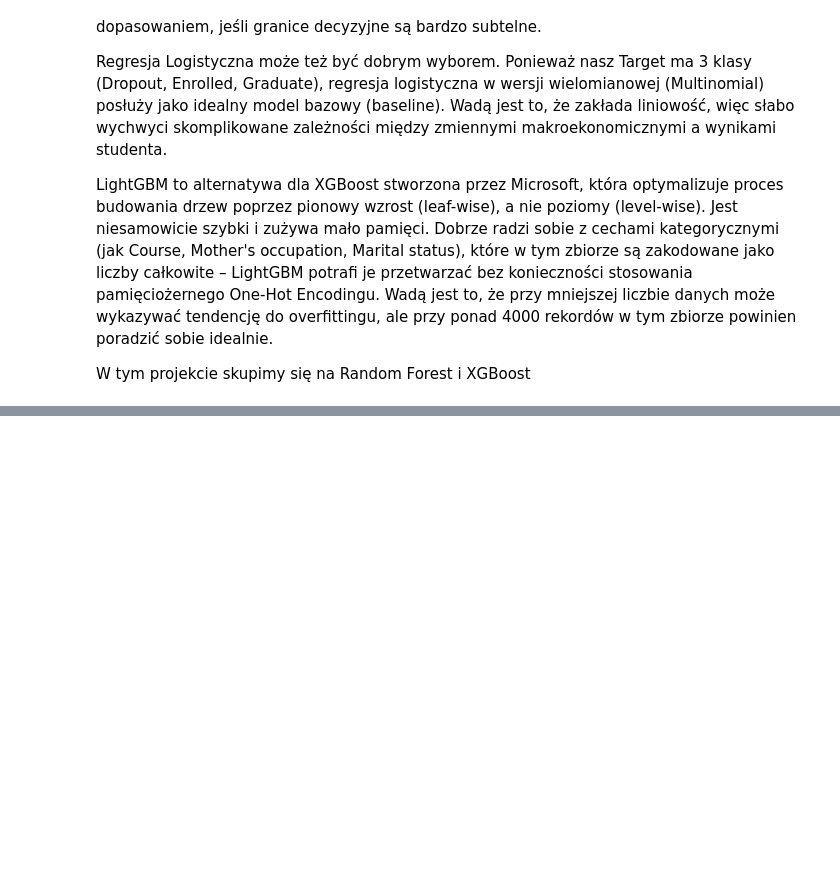
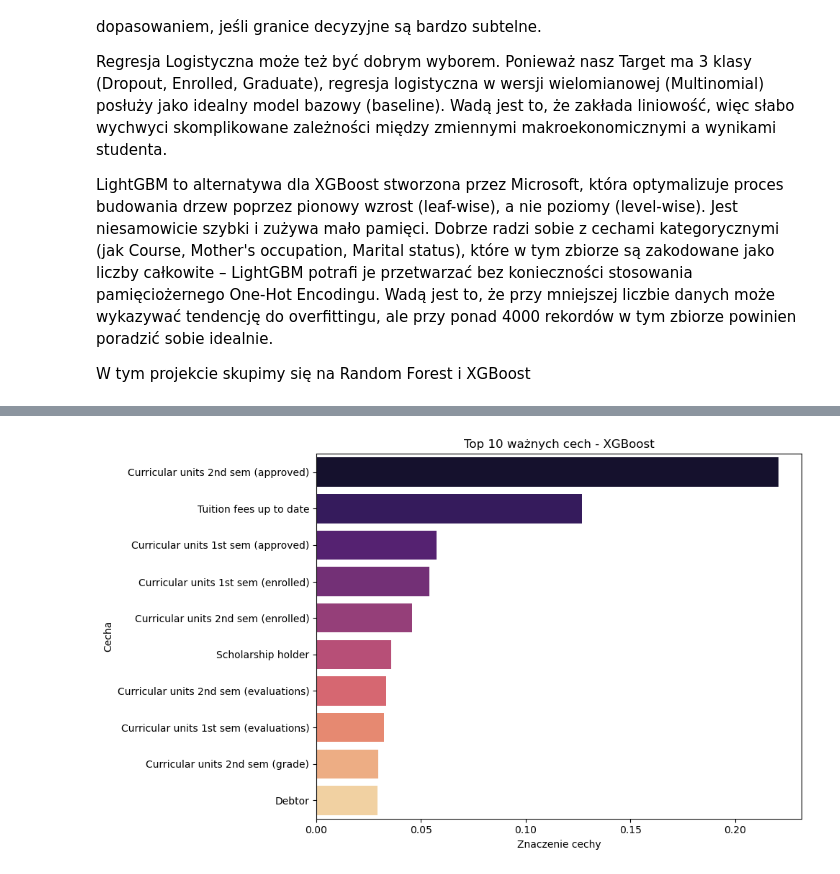
Before and after one commit to BladyWlodek/ProjektPMiNAI, a Jupyter notebook: model.ipynb, the cells around one changed output, grey strips where cells are left out. Cells and saved outputs as stored; diff of their text form; code cells hidden in the pictures; blank space fills up the shorter version.

```diff
--- a/model.ipynb
+++ b/model.ipynb
@@ -266,0 +345,91 @@ W tym projekcie skupimy się na Random Forest i XGBoost
+# %%
+xgb_model = XGBClassifier(
+    n_estimators=300,
+    max_depth=5,
+    learning_rate=0.05,
+    subsample=0.9,
+    colsample_bytree=0.9,
+    objective="multi:softprob",
+    num_class=3,
+    eval_metric="mlogloss",
+    random_state=42
+)
+
+xgb_model.fit(X_train, y_train)
+xgb_y_pred = xgb_model.predict(X_test)
+
+xgb_accuracy = accuracy_score(y_test, xgb_y_pred)
+xgb_precision = precision_score(y_test, xgb_y_pred, average="macro")
+xgb_recall = recall_score(y_test, xgb_y_pred, average="macro")
+xgb_f1 = f1_score(y_test, xgb_y_pred, average="macro")
+
+print(f"XGBoost Accuracy:  {xgb_accuracy:.4f}")
+print(f"XGBoost Precision: {xgb_precision:.4f}")
+print(f"XGBoost Recall:    {xgb_recall:.4f}")
+print(f"XGBoost F1-score:  {xgb_f1:.4f}")
+
+xgb_feature_importances = pd.Series(
+    xgb_model.feature_importances_, index=X_train.columns
+).sort_values(ascending=False)
+
+plt.figure(figsize=(10, 6))
+sns.barplot(
+    x=xgb_feature_importances.head(10).values,
+    y=xgb_feature_importances.head(10).index,
+    palette="magma"
+)
+plt.title("Top 10 ważnych cech - XGBoost")
+plt.xlabel("Znaczenie cechy")
+plt.ylabel("Cecha")
+plt.tight_layout()
+plt.show()
+
+cm_xgb = confusion_matrix(y_test, xgb_y_pred)
+cm_xgb_norm = confusion_matrix(y_test, xgb_y_pred, normalize="true")
+
+fig, axes = plt.subplots(1, 2, figsize=(14, 5))
+
+sns.heatmap(
+    cm_xgb,
+    annot=True,
+    fmt="d",
+    cmap="Blues",
+    xticklabels=labels,
+    yticklabels=labels,
+    ax=axes[0]
+)
+axes[0].set_title("Macierz pomyłek - XGBoost")
+axes[0].set_xlabel("Predykcja")
+axes[0].set_ylabel("Rzeczywista klasa")
+
+sns.heatmap(
+    cm_xgb_norm,
+    annot=True,
+    fmt=".2f",
+    cmap="Greens",
+    xticklabels=labels,
+    yticklabels=labels,
+    ax=axes[1]
+)
+axes[1].set_title("Macierz pomyłek (normalizowana) - XGBoost")
+axes[1].set_xlabel("Predykcja")
+axes[1].set_ylabel("Rzeczywista klasa")
+actual_counts_xgb = y_test.value_counts().sort_index()
+pred_counts_xgb = pd.Series(xgb_y_pred).value_counts().sort_index()
+
+plt.figure(figsize=(8, 5))
+x_pos = range(len(labels))
+plt.bar([i - 0.2 for i in x_pos], actual_counts_xgb.values, width=0.4, label="Rzeczywiste")
+plt.bar(
+    [i + 0.2 for i in x_pos],
+    pred_counts_xgb.reindex(actual_counts_xgb.index, fill_value=0).values,
+    width=0.4,
+    label="Predykcje"
+)
+plt.xticks(list(x_pos), labels)
+plt.title("Rozkład klas: rzeczywiste vs predykowane (XGBoost)")
+plt.xlabel("Klasa")
+plt.ylabel("Liczba próbek")
+plt.legend()
+plt.show()
+# %% [output]
@@ -266,0 +443 @@ W tym projekcie skupimy się na Random Forest i XGBoost
+[figure, added]
```
Also changed, not shown: parts of 3 cells of this notebook.
